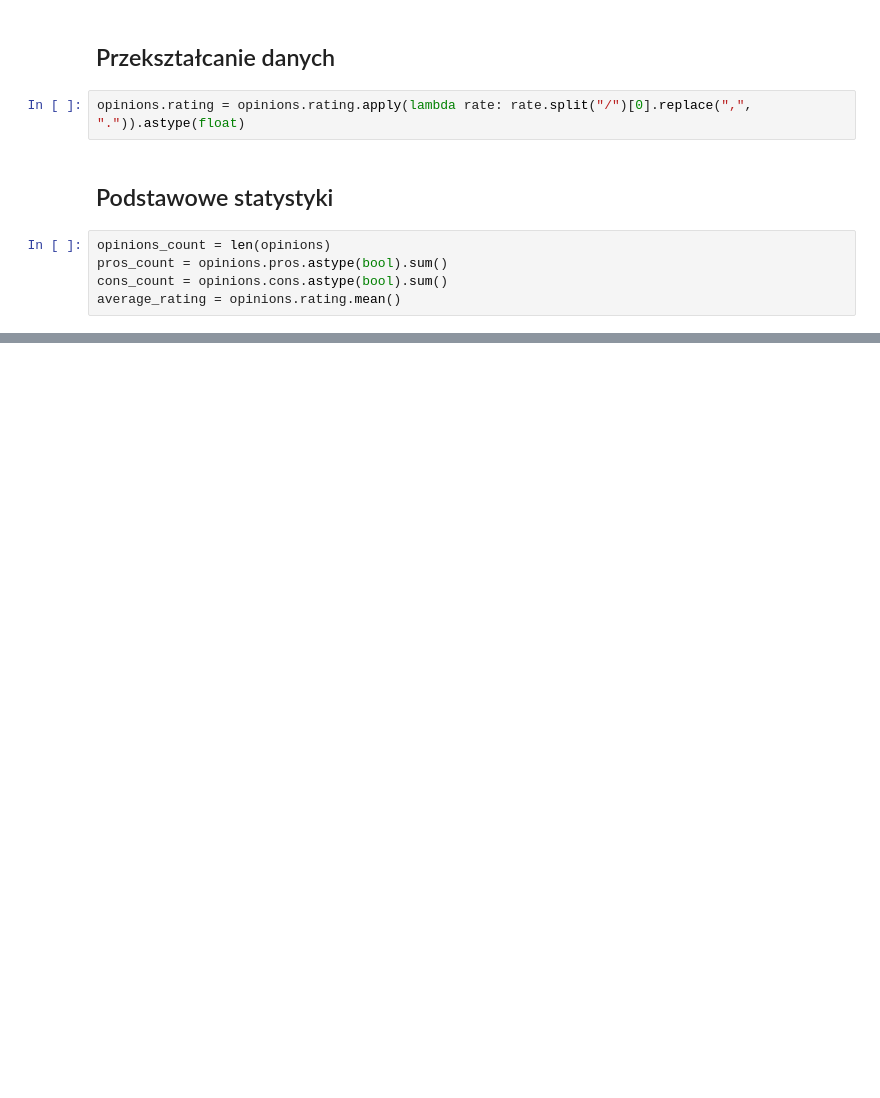
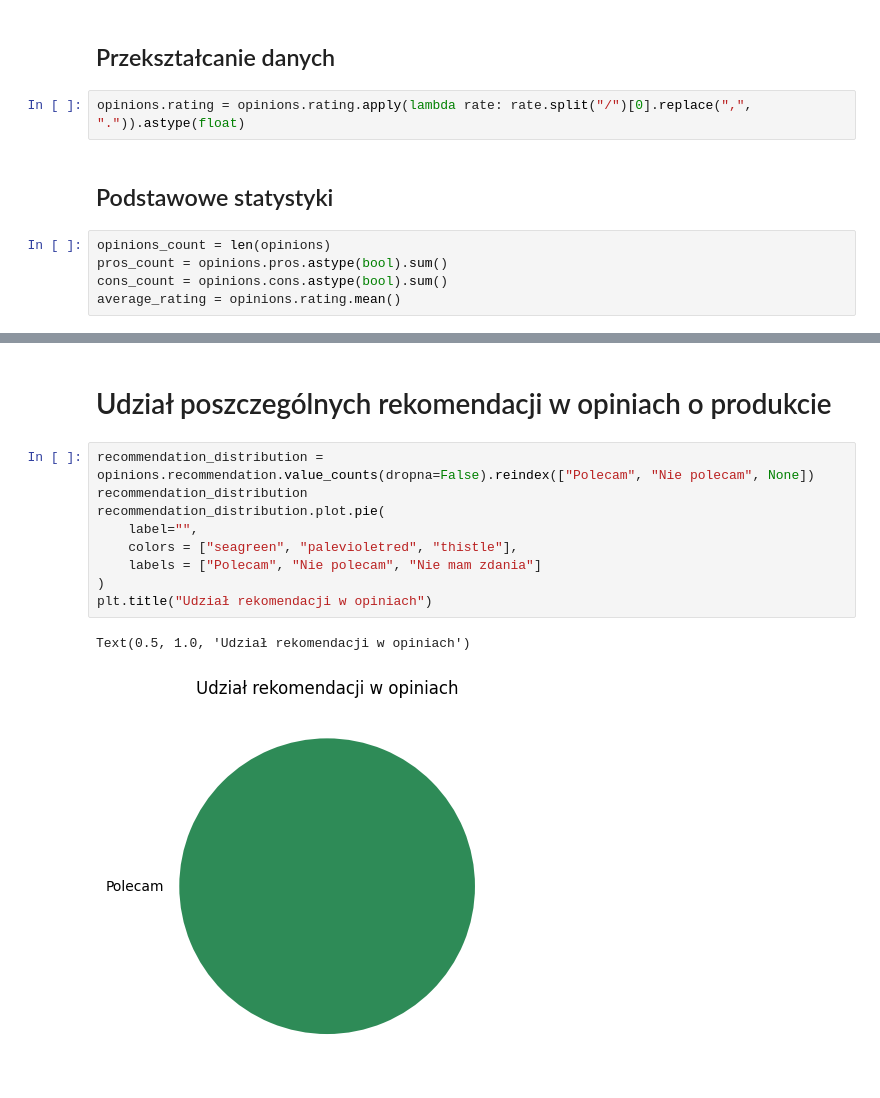
Before and after one commit to GabrielaSocha/CeneoScraperGS, a Jupyter notebook: analyzer.ipynb, the cells around one changed output, grey strips where cells are left out. Saved outputs shown, nothing was run; the diff lists cells and outputs as text; blank space fills up the shorter version.

```diff
--- a/analyzer.ipynb
+++ b/analyzer.ipynb
@@ -40,0 +68,14 @@ average_rating
+# %% [markdown]
+# Udział poszczególnych rekomendacji w opiniach o produkcie
+# %%
+recommendation_distribution = opinions.recommendation.value_counts(dropna=False).reindex(["Polecam", "Nie polecam", None])
+recommendation_distribution
+recommendation_distribution.plot.pie(
+    label="",
+    colors = ["seagreen", "palevioletred", "thistle"],
+    labels = ["Polecam", "Nie polecam", "Nie mam zdania"]
+)
+plt.title("Udział rekomendacji w opiniach")
+# %% [output]
+Text(0.5, 1.0, 'Udział rekomendacji w opiniach')
+[figure, added]
```
Also changed, not shown: parts of 9 cells of this notebook, 2 other files.
